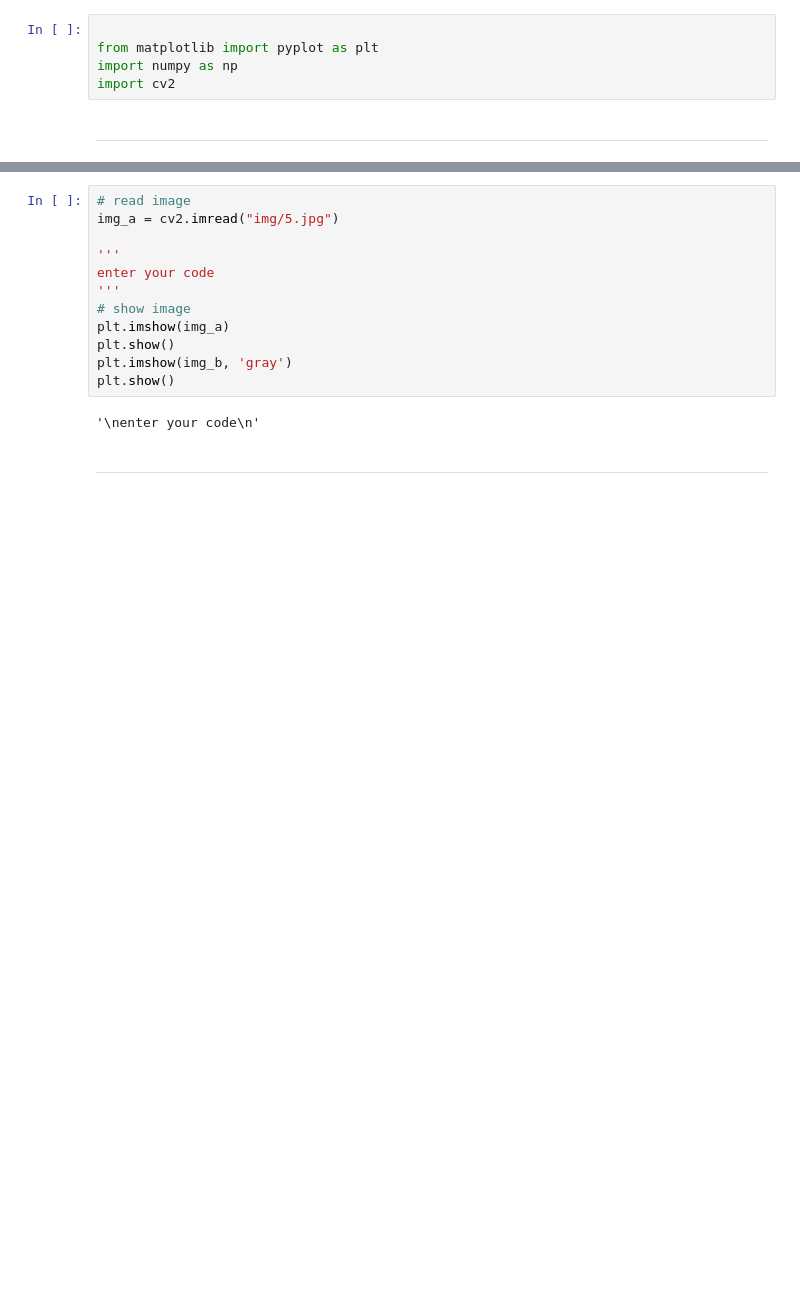
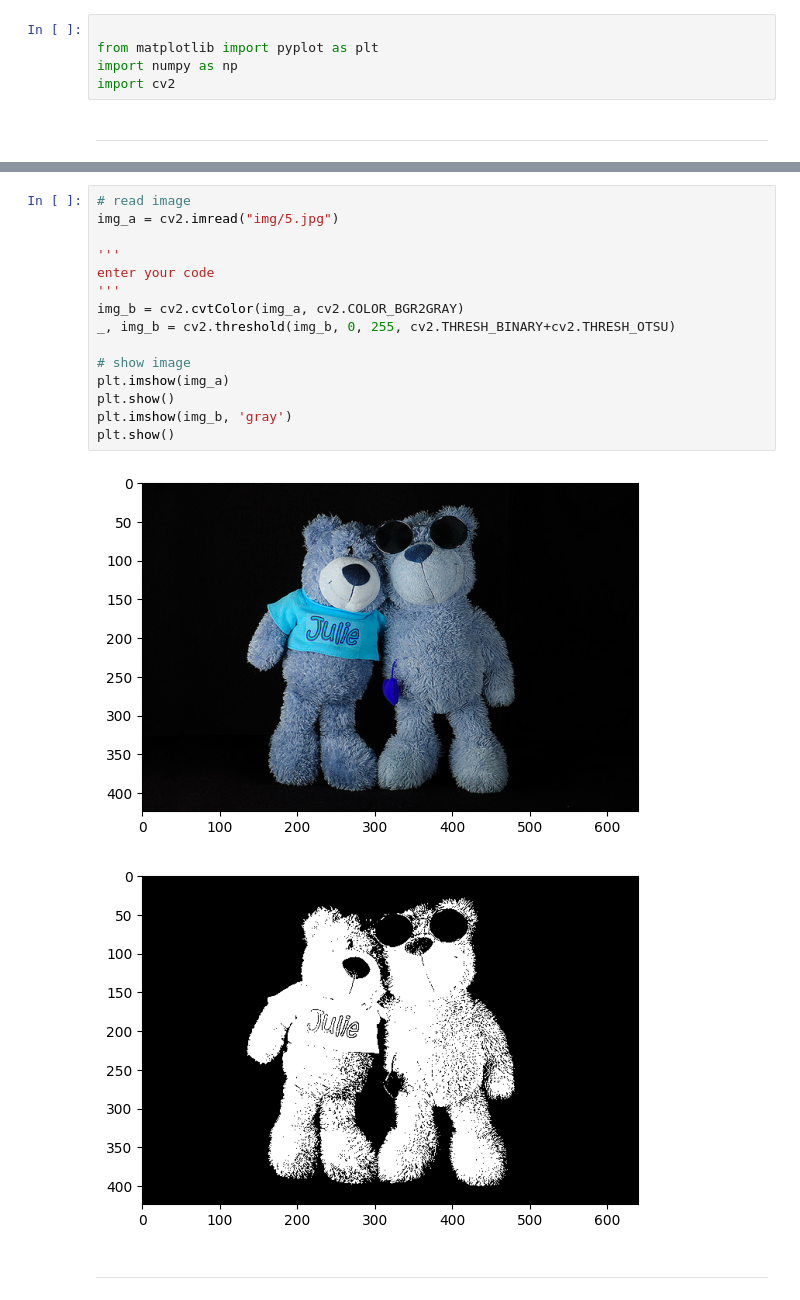
Before and after one commit to alvin33215/2025_DIP_exam, a Jupyter notebook: 2025_DIP_exam.ipynb, the cells around one changed output, grey strips where cells are left out. Drawn from its saved outputs; the diff is of its cells as text; blank space fills up the shorter version.

```diff
--- a/2025_DIP_exam.ipynb
+++ b/2025_DIP_exam.ipynb
@@ -49,17 +49,21 @@ import cv2
 # %%
 # read image
 img_a = cv2.imread("img/5.jpg")
 
 '''
 enter your code
 '''
+img_b = cv2.cvtColor(img_a, cv2.COLOR_BGR2GRAY)
+_, img_b = cv2.threshold(img_b, 0, 255, cv2.THRESH_BINARY+cv2.THRESH_OTSU)
+
 # show image
 plt.imshow(img_a)
 plt.show()
 plt.imshow(img_b, 'gray')
 plt.show()
 # %% [output]
-'\nenter your code\n'
+[figure, added]
+[figure, added]
 # %% [markdown]
 ---
 # %% [markdown]
```
Also changed, not shown: parts of 4 cells of this notebook, 1 other file.
